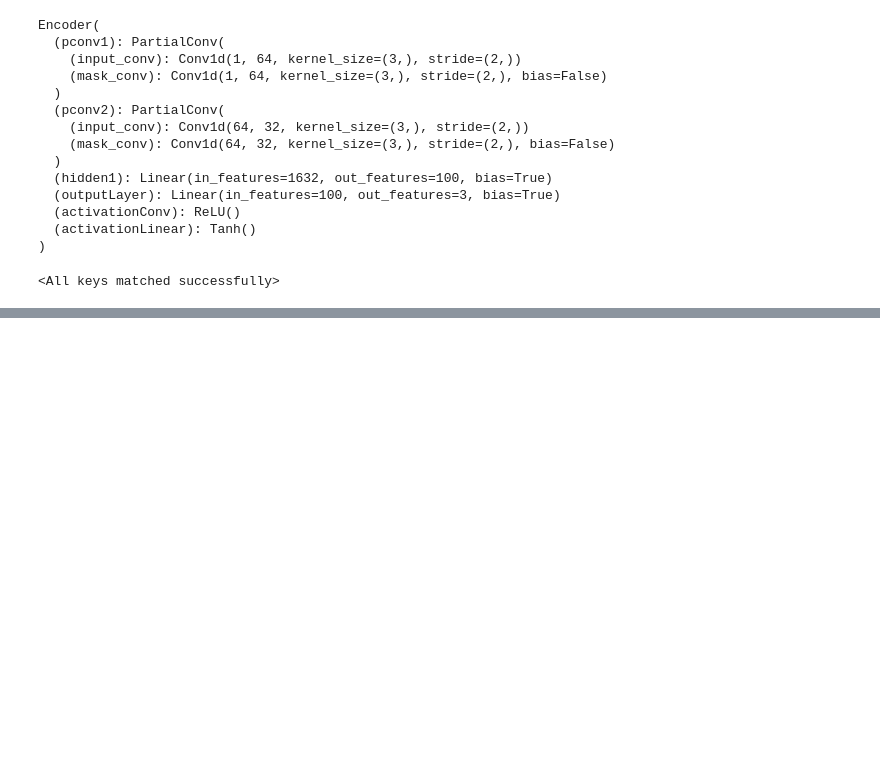
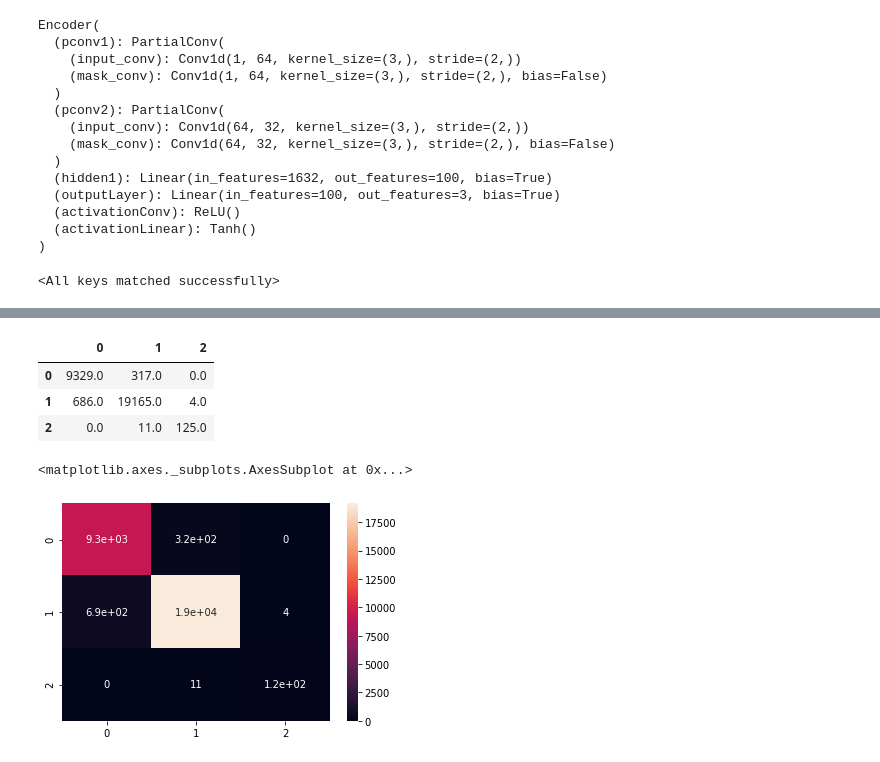
Before and after one commit to leoBravoRain/thesis, a Jupyter notebook: work/thesis/temporalGettingConfusionMatrix.ipynb, the cells around one changed output, grey strips where cells are left out. Cells and saved outputs as stored; diff of their text form; code cells hidden in the pictures; blank space fills up the shorter version.

Commit message:
get confusion matrix of experiment 5 in image

```diff
--- a/work/thesis/temporalGettingConfusionMatrix.ipynb
+++ b/work/thesis/temporalGettingConfusionMatrix.ipynb
@@ -487,0 +502,17 @@ text_file.close()
+# %%
+import pandas as pd
+cm = pd.read_csv('./experiments/5/confusionMatrix.csv', header = None)
+
+cm
+# %% [output]
+|  | 0 | 1 | 2 |
+| 0 | 9329.0 | 317.0 | 0.0 |
+| 1 | 686.0 | 19165.0 | 4.0 |
+| 2 | 0.0 | 11.0 | 125.0 |
+# %%
+import seaborn as sn
+
+sn.heatmap(cm, annot=True)
+# %% [output]
+<matplotlib.axes._subplots.AxesSubplot at 0x...>
+[figure, added]
```
Also changed, not shown: parts of 3 cells of this notebook, 1 other file.
